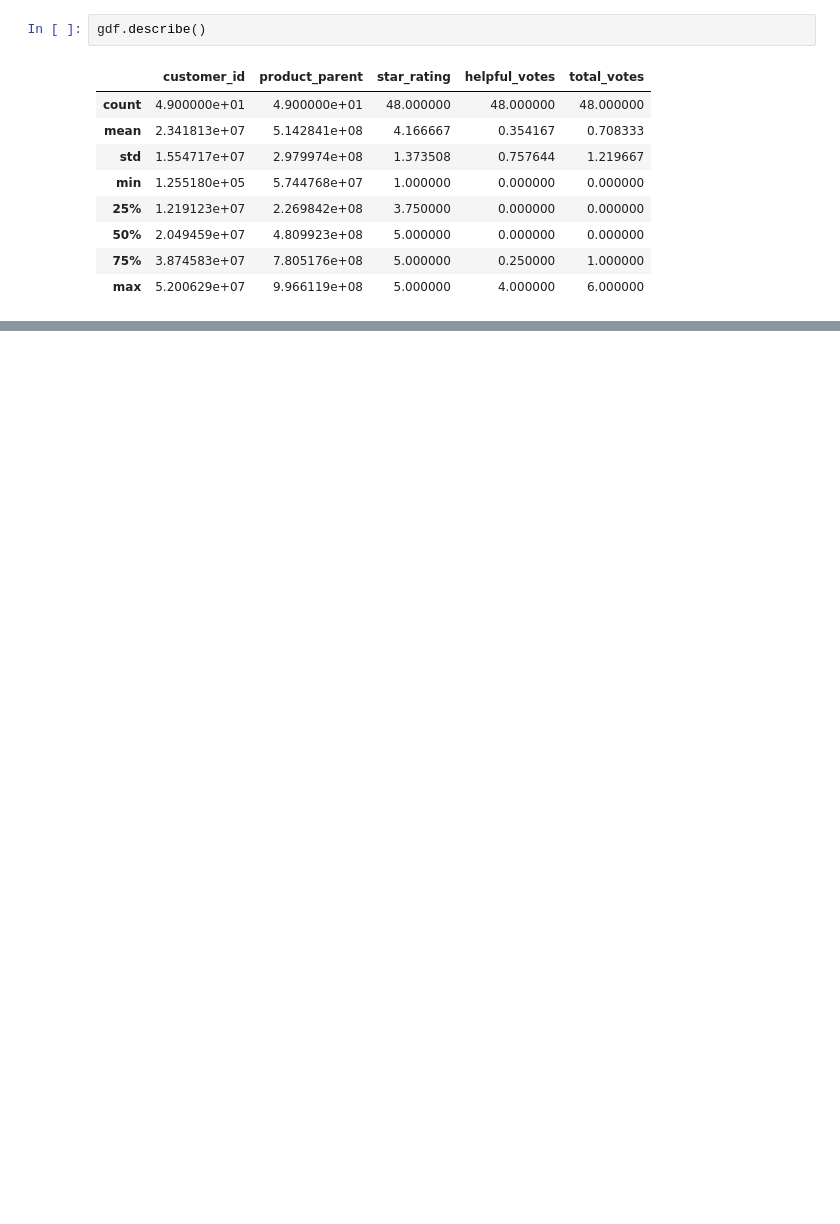
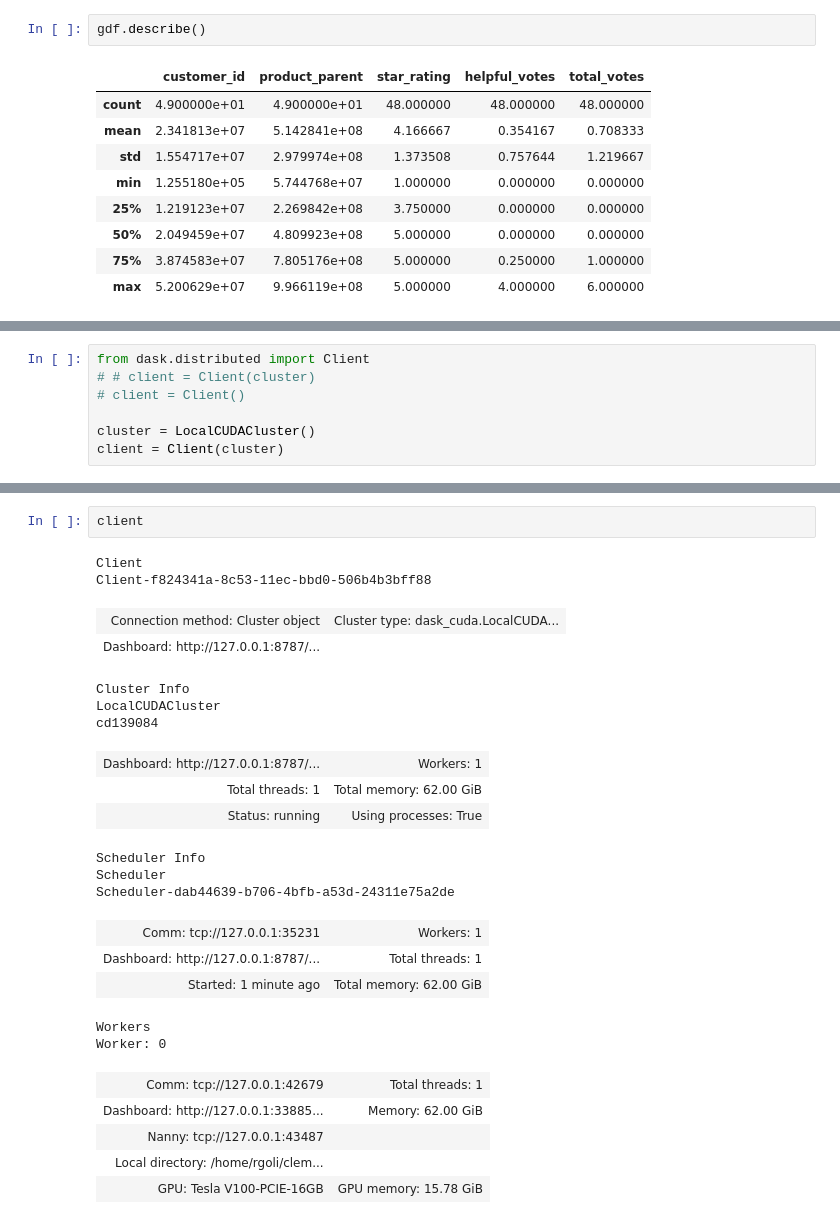
Before and after one commit to rohangoli/CPSC8810_Project, a Jupyter notebook: Intro_Rapids.ipynb, the cells around one changed output, grey strips where cells are left out. Drawn from its saved outputs; the diff is of its cells as text; blank space fills up the shorter version.

```diff
--- a/Intro_Rapids.ipynb
+++ b/Intro_Rapids.ipynb
@@ -47,0 +84,7 @@ gdf.describe()
+# %%
+from dask.distributed import Client
+# # client = Client(cluster)
+# client = Client()
+
+cluster = LocalCUDACluster()
+client = Client(cluster)
@@ -47,0 +168,26 @@ gdf.describe()
+# %%
+client
+# %% [output]
+Client
+Client-f824341a-8c53-11ec-bbd0-506b4b3bff88
+| Connection method: Cluster object | Cluster type: dask_cuda.LocalCUDA... |
+| Dashboard: http://127.0.0.1:8787/... |  |
+Cluster Info
+LocalCUDACluster
+cd139084
+| Dashboard: http://127.0.0.1:8787/... | Workers: 1 |
+| Total threads: 1 | Total memory: 62.00 GiB |
+| Status: running | Using processes: True |
+Scheduler Info
+Scheduler
+Scheduler-dab44639-b706-4bfb-a53d-24311e75a2de
+| Comm: tcp://127.0.0.1:35231 | Workers: 1 |
+| Dashboard: http://127.0.0.1:8787/... | Total threads: 1 |
+| Started: 1 minute ago | Total memory: 62.00 GiB |
+Workers
+Worker: 0
+| Comm: tcp://127.0.0.1:42679 | Total threads: 1 |
+| Dashboard: http://127.0.0.1:33885... | Memory: 62.00 GiB |
+| Nanny: tcp://127.0.0.1:43487 |  |
+| Local directory: /home/rgoli/clem... |  |
+| GPU: Tesla V100-PCIE-16GB | GPU memory: 15.78 GiB |
```
Also changed, not shown: parts of 12 cells of this notebook, 2 other files.
